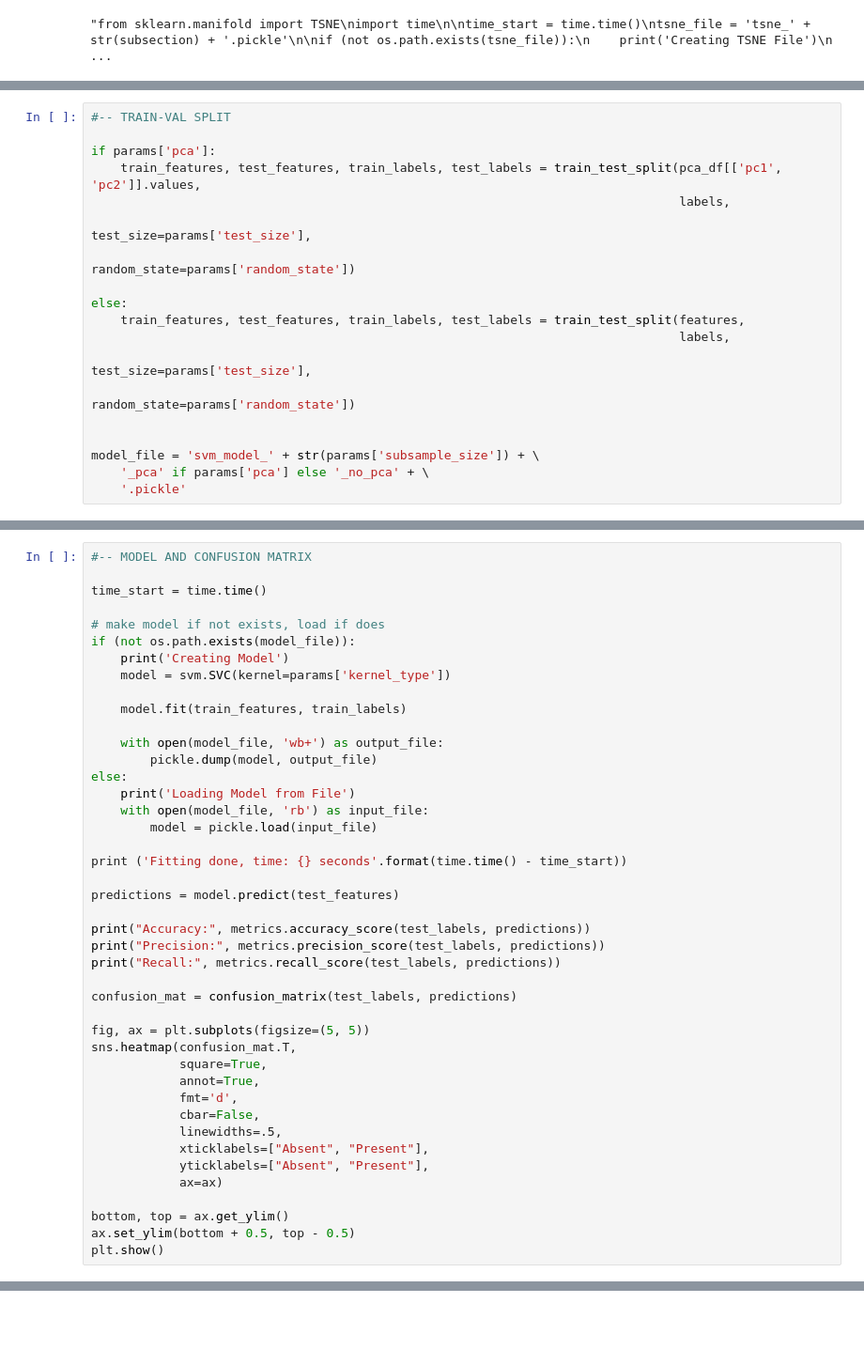
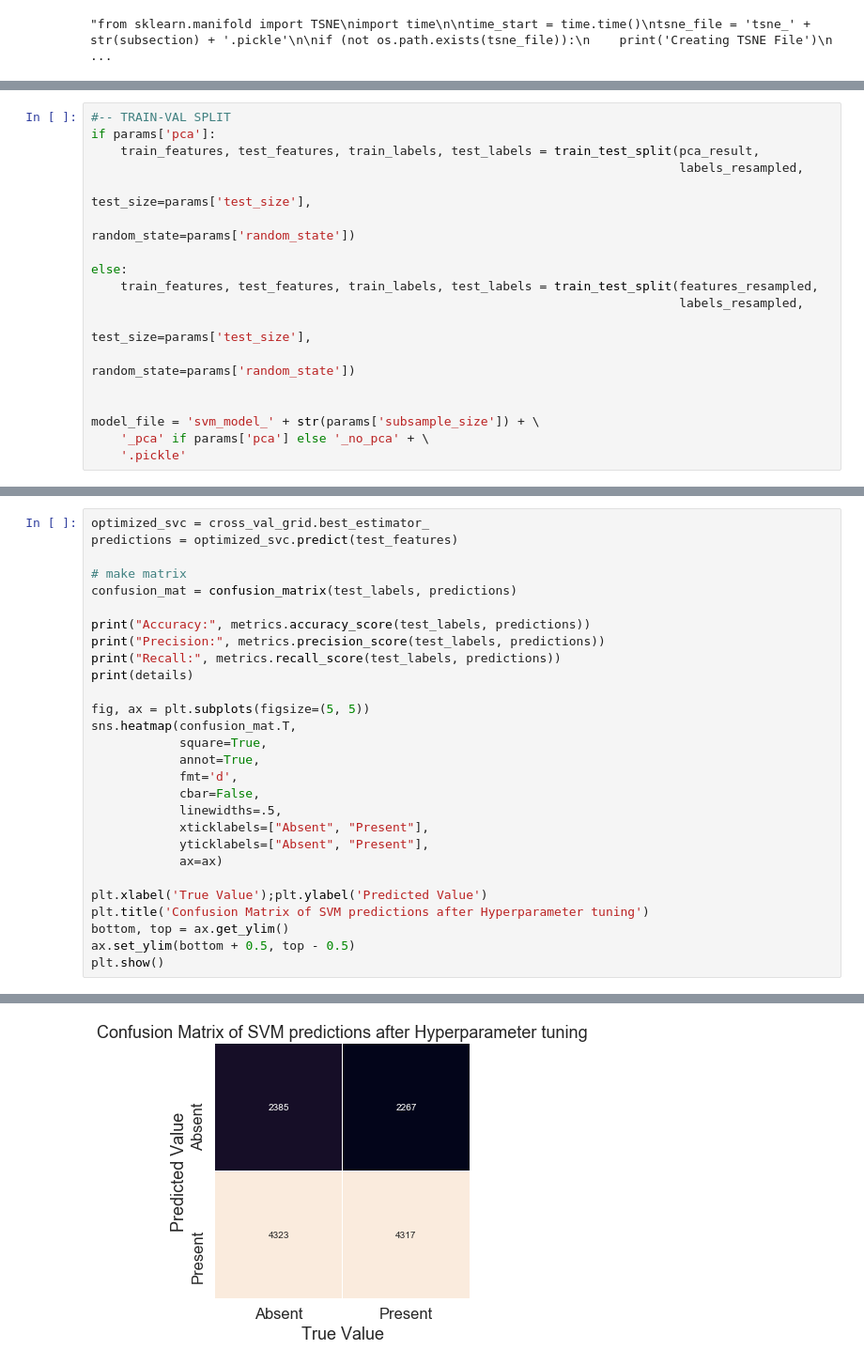
Before and after one commit to suarez96/Heart_Statlog_Classifier, a Jupyter notebook: Final Project.ipynb, the cells around one changed output, grey strips where cells are left out. Shown at 94% size. Cells and saved outputs as stored; diff of their text form; blank space fills up the shorter version.

```diff
--- a/Final Project.ipynb
+++ b/Final Project.ipynb
@@ -165,15 +210,14 @@ fashion_scatter(pca_tSNE, np.multiply(np.array(labels), 4))'''
 # %%
 #-- TRAIN-VAL SPLIT
-
 if params['pca']:
-    train_features, test_features, train_labels, test_labels = train_test_split(pca_df[['pc1', 'pc2']].values,
-                                                                                labels,
+    train_features, test_features, train_labels, test_labels = train_test_split(pca_result,
+                                                                                labels_resampled,
                                                                                 test_size=params['test_size'],
                                                                                 random_state=params['random_state'])
 
 else:
-    train_features, test_features, train_labels, test_labels = train_test_split(features,
-                                                                                labels,
+    train_features, test_features, train_labels, test_labels = train_test_split(features_resampled,
+                                                                                labels_resampled,
                                                                                 test_size=params['test_size'],
                                                                                 random_state=params['random_state'])
 
@@ -184,31 +263,14 @@ model_file = 'svm_model_' + str(params['subsample_size']) + \
 # %%
-#-- MODEL AND CONFUSION MATRIX
+optimized_svc = cross_val_grid.best_estimator_
+predictions = optimized_svc.predict(test_features)
 
-time_start = time.time()
-
-# make model if not exists, load if does
-if (not os.path.exists(model_file)):
-    print('Creating Model')
-    model = svm.SVC(kernel=params['kernel_type'])
-
-    model.fit(train_features, train_labels)
-
-    with open(model_file, 'wb+') as output_file:
-        pickle.dump(model, output_file)
-else:
-    print('Loading Model from File')
-    with open(model_file, 'rb') as input_file:
-        model = pickle.load(input_file)
-
-print ('Fitting done, time: {} seconds'.format(time.time() - time_start))
-
-predictions = model.predict(test_features)
+# make matrix
+confusion_mat = confusion_matrix(test_labels, predictions)
 
 print("Accuracy:", metrics.accuracy_score(test_labels, predictions))
 print("Precision:", metrics.precision_score(test_labels, predictions))
 print("Recall:", metrics.recall_score(test_labels, predictions))
-
-confusion_mat = confusion_matrix(test_labels, predictions)
+print(details)
 
 fig, ax = plt.subplots(figsize=(5, 5))
 sns.heatmap(confusion_mat.T,
@@ -221,6 +283,9 @@ sns.heatmap(confusion_mat.T,
             yticklabels=["Absent", "Present"],
             ax=ax)
 
+plt.xlabel('True Value');plt.ylabel('Predicted Value')
+plt.title('Confusion Matrix of SVM predictions after Hyperparameter tuning')
 bottom, top = ax.get_ylim()
 ax.set_ylim(bottom + 0.5, top - 0.5)
 plt.show()
+# %% [output]
@@ -226,0 +296 @@ plt.show()
+[figure, added]
```
Also changed, not shown: parts of 10 cells of this notebook.
